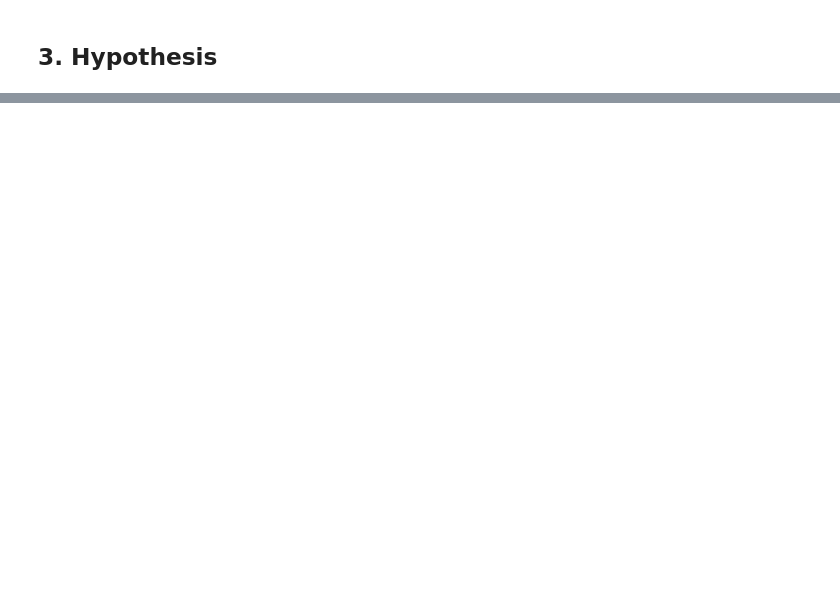
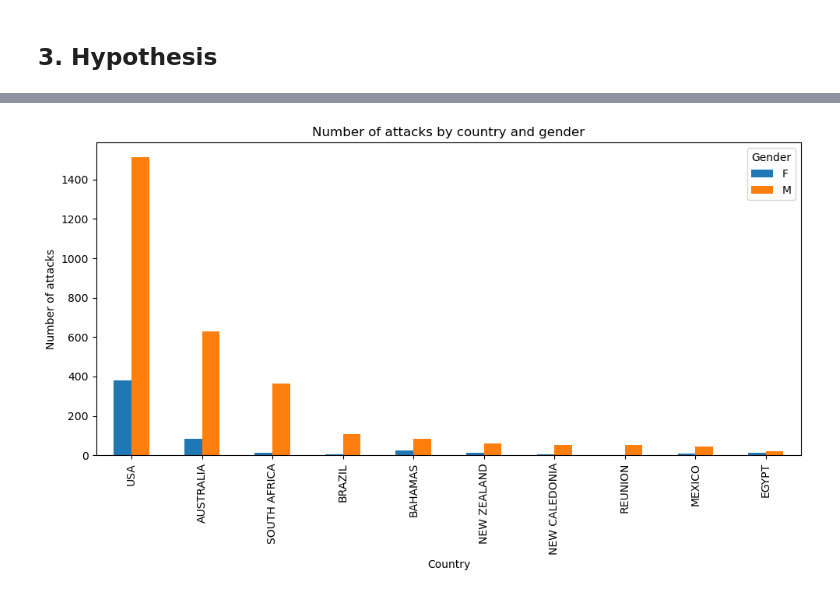
Before and after one commit to davidmoreno-gh/SharkattacksProyect, a Jupyter notebook: main.ipynb, the cells around one changed output, grey strips where cells are left out. Saved outputs shown, nothing was run; the diff lists cells and outputs as text; code cells hidden in the pictures; blank space fills up the shorter version.

```diff
--- a/main.ipynb
+++ b/main.ipynb
@@ -225,0 +102,3 @@ Name: count, dtype: int64
+# %%
+# Delete the rows with a country that appears less than `value` times
+df_country = filter_country(df_sharks, 30)
@@ -295,0 +148,9 @@ plot.show()
+# %%
+# New DataFrame with country and sex
+table_country_gender = df_country.groupby(['country', 'sex']).size().unstack(fill_value=0)
+
+# Sort the values
+table_country_gender['total'] = table_country_gender.sum(axis=1)
+table_country_gender = table_country_gender.sort_values(by='total', ascending=False)
+table_country_gender.drop(columns='total', inplace=True)
+print(table_country_gender)
@@ -295,0 +170,11 @@ plot.show()
+# %%
+table_country_gender.plot(kind='bar', figsize=(10, 6))
+plt.title("Number of attacks by country and gender")
+plt.xlabel("Country")
+plt.ylabel("Number of attacks")
+plt.xticks(rotation=90)
+plt.legend(title="Gender")
+plt.tight_layout()
+plt.show()
+# %% [output]
+[figure, added]
```
Also changed, not shown: parts of 42 cells of this notebook, 1 other file.
